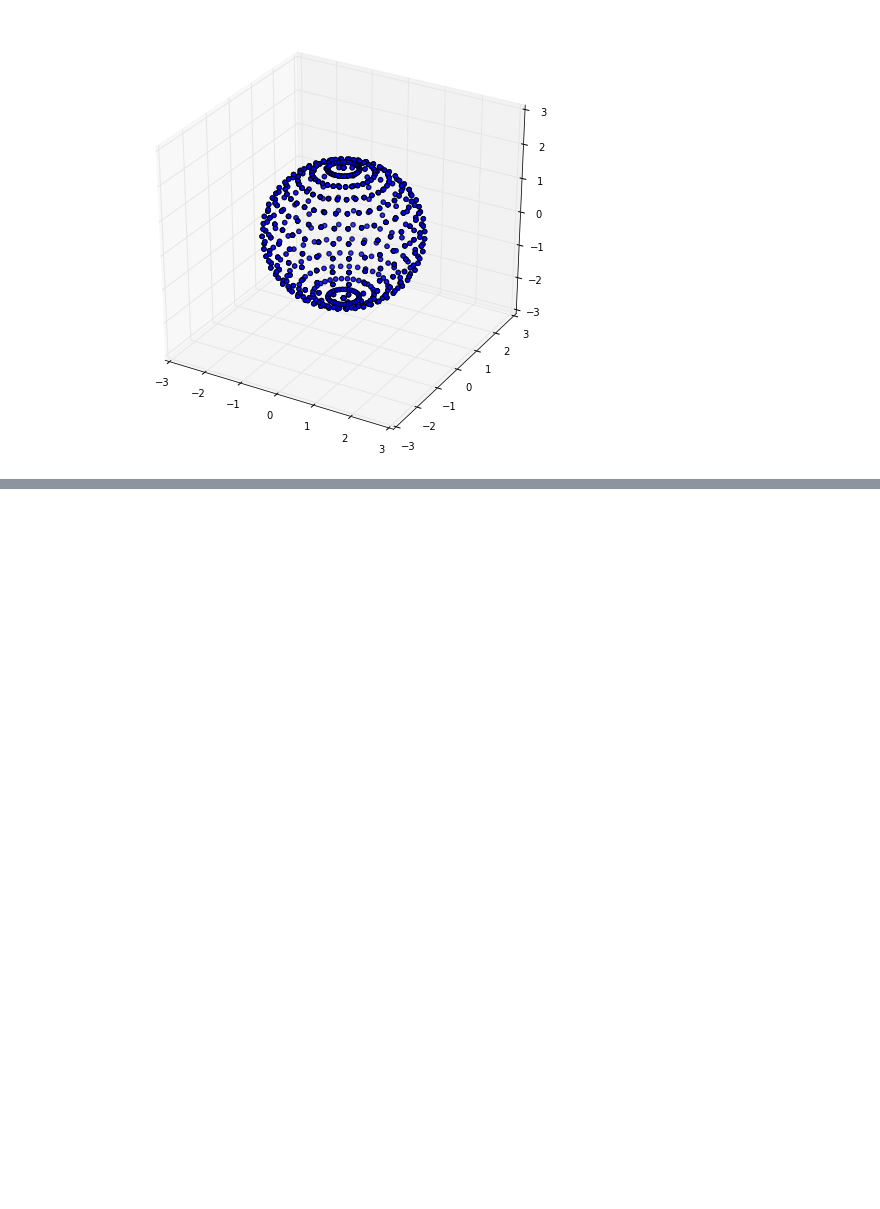
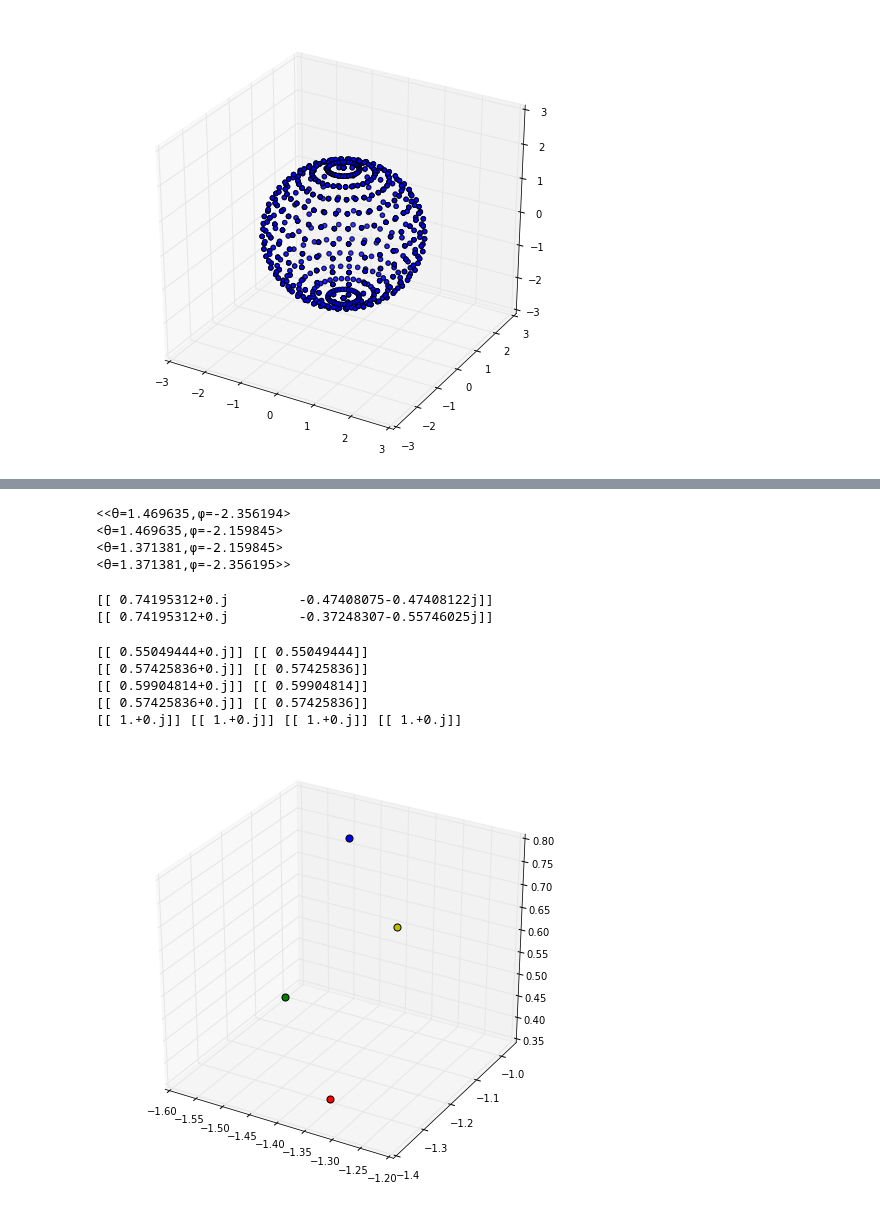
Before and after one commit to tomirendo/chern_numbers, a Jupyter notebook: Chern Class.ipynb, the cells around one changed output, grey strips where cells are left out. Drawn from its saved outputs; the diff is of its cells as text; code cells hidden in the pictures; blank space fills up the shorter version.

```diff
--- a/Chern Class.ipynb
+++ b/Chern Class.ipynb
@@ -14,11 +19,12 @@ def normalized_dot_product(a,b):
     return prod/np.abs(prod)
 # %%
+ROUNDING_DIGITS = 5
 class Point:
     def __init__(self, string):
         x,y,z = map(float,string.split()[:3])
         self.x, self.y, self.z  = x,y,z
-        self.theta = np.arccos(z/(x**2+y**2+z**2))
-        self.phi = np.arctan2(x,y)
+        self.theta = round(np.arccos(z/(x**2+y**2+z**2)),6)
+        self.phi = round(np.arctan2(x,y),6)
         self.matrix = mat(self.theta, self.phi)
         self.eig = np.linalg.eig(self.matrix)
         self.vals = self.eig[0]
@@ -32,6 +38,7 @@ class Vertex:
         idx = map(int, string.split()[1:1+n])
         self.points = [points[i] for i in idx]
         self.n = n
+        self.sort()
     def calc(self, j):
         res = 1
         for i in range(self.n):
@@ -39,6 +46,19 @@ class Vertex:
             vec_2 = self.points[(i+1)%self.n].vecs[j]
             res *= normalized_dot_product(vec_1,vec_2)
         return np.log(res[0][0])
+    def plot(self):
+        ax = Axes3D(plt.figure())
+        for color, point in zip("rgby",self.points):
+            ax.scatter3D([point.x],[point.y],[point.z], s=50, c=color)
+    def sort(self):
+        if self.n != 4: return
+        self.points.sort(key = lambda x:(-x.theta, x.phi))
+        minimum, a, b, maximum = self.points
+        if a.phi > b.phi:
+            self.points = [minimum, a,maximum, b]
+        else :
+            self.points = [minimum, b,maximum, a]
+
     def __repr__(self):
         return "<{}>".format(str.join("\n", map(repr,self.points)))
 # %%
@@ -98,0 +92,9 @@ array([ -1.11022302e-16,   0.00000000e+00])
+# %%
+v = vertexes[400]
+# %%
+print(v)
+# %% [output]
+<<θ=1.469635,φ=-2.356194>
+<θ=1.469635,φ=-2.159845>
+<θ=1.371381,φ=-2.159845>
+<θ=1.371381,φ=-2.356195>>
@@ -98,0 +103,21 @@ array([ -1.11022302e-16,   0.00000000e+00])
+# %%
+print (p1.vecs[0])
+print(p2.vecs[0])
+# %% [output]
+[[ 0.74195312+0.j         -0.47408075-0.47408122j]]
+[[ 0.74195312+0.j         -0.37248307-0.55746025j]]
+# %%
+print((normalized_dot_product(v.points[0].vecs[0], v.points[1].vecs[0])),
+(normalized_dot_product(v.points[1].vecs[0], v.points[2].vecs[0])),
+(normalized_dot_product(v.points[2].vecs[0], v.points[3].vecs[0])),
+(normalized_dot_product(v.points[3].vecs[0], v.points[0].vecs[0])))
+# %% [output]
+[[ 0.55049444+0.j]] [[ 0.55049444]]
+[[ 0.57425836+0.j]] [[ 0.57425836]]
+[[ 0.59904814+0.j]] [[ 0.59904814]]
+[[ 0.57425836+0.j]] [[ 0.57425836]]
+[[ 1.+0.j]] [[ 1.+0.j]] [[ 1.+0.j]] [[ 1.+0.j]]
+# %%
+v.plot()
+# %% [output]
+[figure, added]
```
Also changed, not shown: parts of 12 cells of this notebook.
